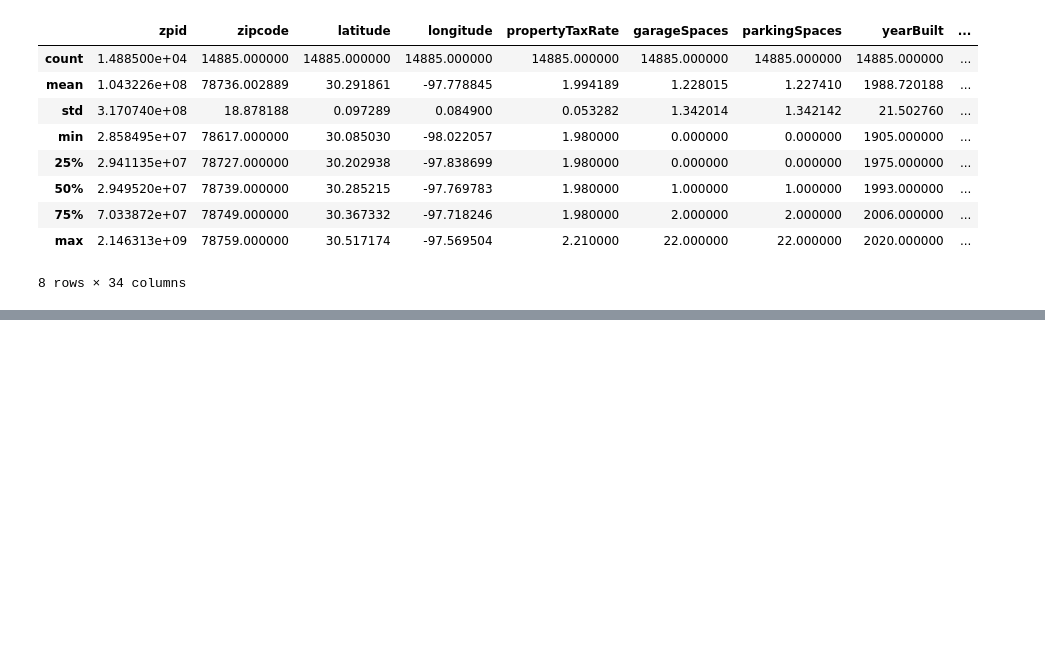
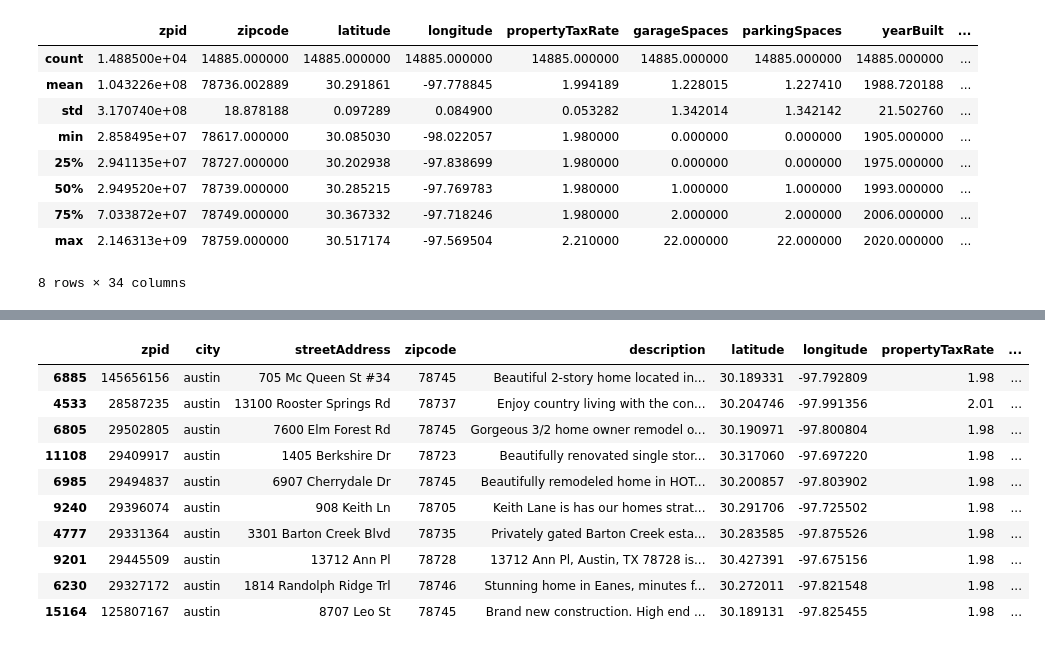
Before and after one commit to dianahandler/Final_Module20_Group3, a Jupyter notebook: Housing_Price_Data.ipynb, the cells around one changed output, grey strips where cells are left out. Saved outputs shown, nothing was run; the diff lists cells and outputs as text; code cells hidden in the pictures; blank space fills up the shorter version.

```diff
--- a/Housing_Price_Data.ipynb
+++ b/Housing_Price_Data.ipynb
@@ -152,0 +196,3 @@ df.describe()
+# %%
+# Dropping Outliers
+df.drop(index=[705, 2557], inplace=True)
@@ -152,0 +209,4 @@ df.describe()
+# %%
+# First property number of Bathrooms data is typo based on zillow report (https://www.zillow.com/homedetails/4212-Far-West-Blvd-Austin-TX-78731/111972888_zpid/)
+# Correcting 27 bathroom to 3 bathroom
+df.loc[df.index==2838, 'numOfBathrooms'] = 3.0
@@ -152,0 +222,10 @@ df.describe()
+# %%
+# Some list has 0 Bathrooms and 0 Bedrooms which does not sound right.
+# Inputting typical bathroom count per bedroom count based on year builit then drop any listing with 0 Bathrooms and 0 Bedrooms
+df.loc[(df['numOfBathrooms']==0) & (df['numOfBedrooms']>0) & (df['yearBuilt'] > 1989), 'numOfBathrooms'] = 2
+df.loc[(df['numOfBathrooms']==0) & (df['numOfBedrooms']>0) & (df['yearBuilt'] <= 1989), 'numOfBathrooms'] = 1
+df.loc[(df['numOfBathrooms']==0) & (df['numOfBedrooms']>=3) & (df['yearBuilt'] > 1989), 'numOfBathrooms'] = 2.5
+df.loc[(df['numOfBathrooms']==0) & (df['numOfBedrooms']>=3) & (df['yearBuilt'] <= 1989), 'numOfBathrooms'] = 2
+
+df.drop(df[df['numOfBathrooms']==0].index, inplace=True)
+df.drop(df[df['numOfBedrooms']==0].index, inplace=True)
@@ -152,0 +242,18 @@ df.describe()
+# %%
+# First list should have 2 Bedrooms not 20 (https://www.zillow.com/homedetails/4902-Duval-Rd-APT-R2-Austin-TX-78727/63836867_zpid/)
+df.loc[df.index==8597, 'numOfBedrooms'] = 2
+# %%
+# Checking garageSpaces
+df.sort_values('garageSpaces', ascending=False).head(10)
+# %% [output]
+|  | zpid | city | streetAddress | zipcode | description | latitude | longitude | propertyTaxRate | ... |
+| 6885 | 145656156 | austin | 705 Mc Queen St #34 | 78745 | Beautiful 2-story home located in... | 30.189331 | -97.792809 | 1.98 | ... |
+| 4533 | 28587235 | austin | 13100 Rooster Springs Rd | 78737 | Enjoy country living with the con... | 30.204746 | -97.991356 | 2.01 | ... |
+| 6805 | 29502805 | austin | 7600 Elm Forest Rd | 78745 | Gorgeous 3/2 home owner remodel o... | 30.190971 | -97.800804 | 1.98 | ... |
+| 11108 | 29409917 | austin | 1405 Berkshire Dr | 78723 | Beautifully renovated single stor... | 30.317060 | -97.697220 | 1.98 | ... |
+| 6985 | 29494837 | austin | 6907 Cherrydale Dr | 78745 | Beautifully remodeled home in HOT... | 30.200857 | -97.803902 | 1.98 | ... |
+| 9240 | 29396074 | austin | 908 Keith Ln | 78705 | Keith Lane is has our homes strat... | 30.291706 | -97.725502 | 1.98 | ... |
+| 4777 | 29331364 | austin | 3301 Barton Creek Blvd | 78735 | Privately gated Barton Creek esta... | 30.283585 | -97.875526 | 1.98 | ... |
+| 9201 | 29445509 | austin | 13712 Ann Pl | 78728 | 13712 Ann Pl, Austin, TX 78728 is... | 30.427391 | -97.675156 | 1.98 | ... |
+| 6230 | 29327172 | austin | 1814 Randolph Ridge Trl | 78746 | Stunning home in Eanes, minutes f... | 30.272011 | -97.821548 | 1.98 | ... |
+| 15164 | 125807167 | austin | 8707 Leo St | 78745 | Brand new construction. High end ... | 30.189131 | -97.825455 | 1.98 | ... |
```
Also changed, not shown: parts of 11 cells of this notebook.
